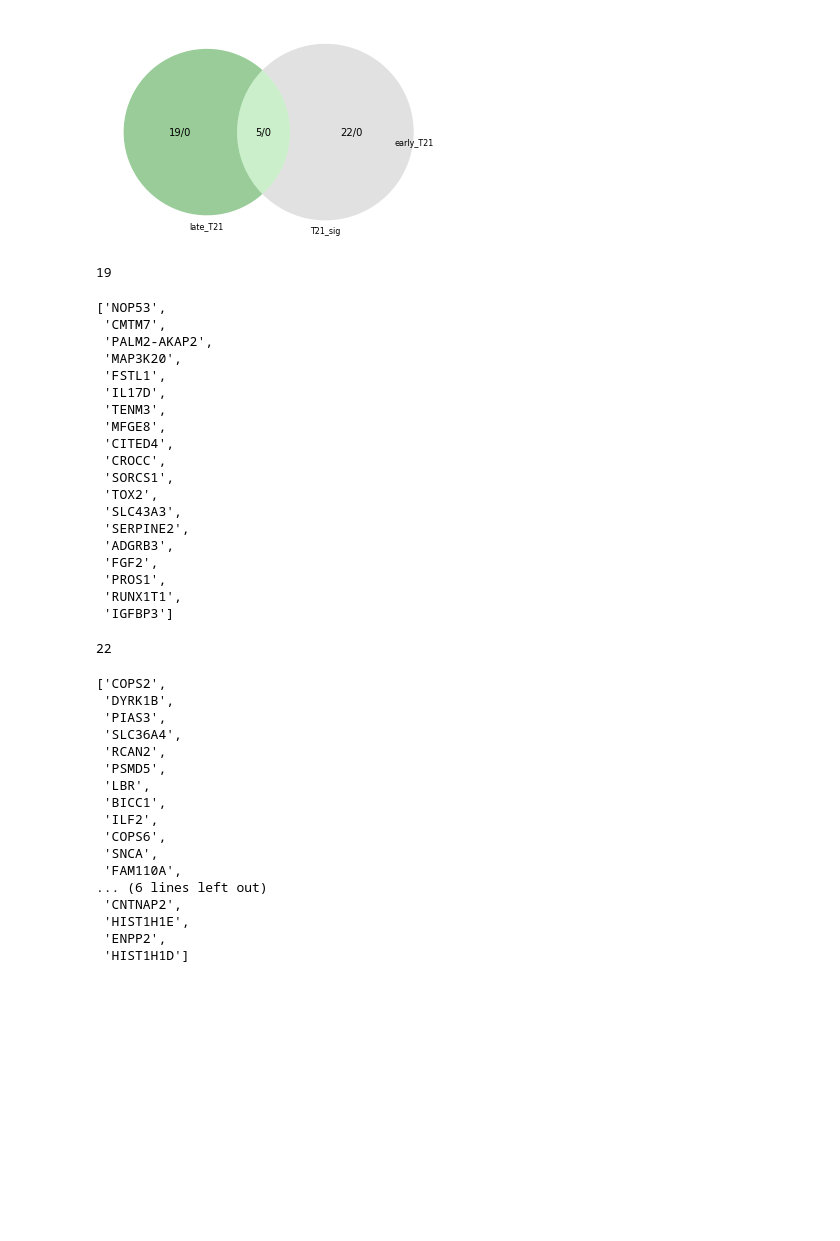
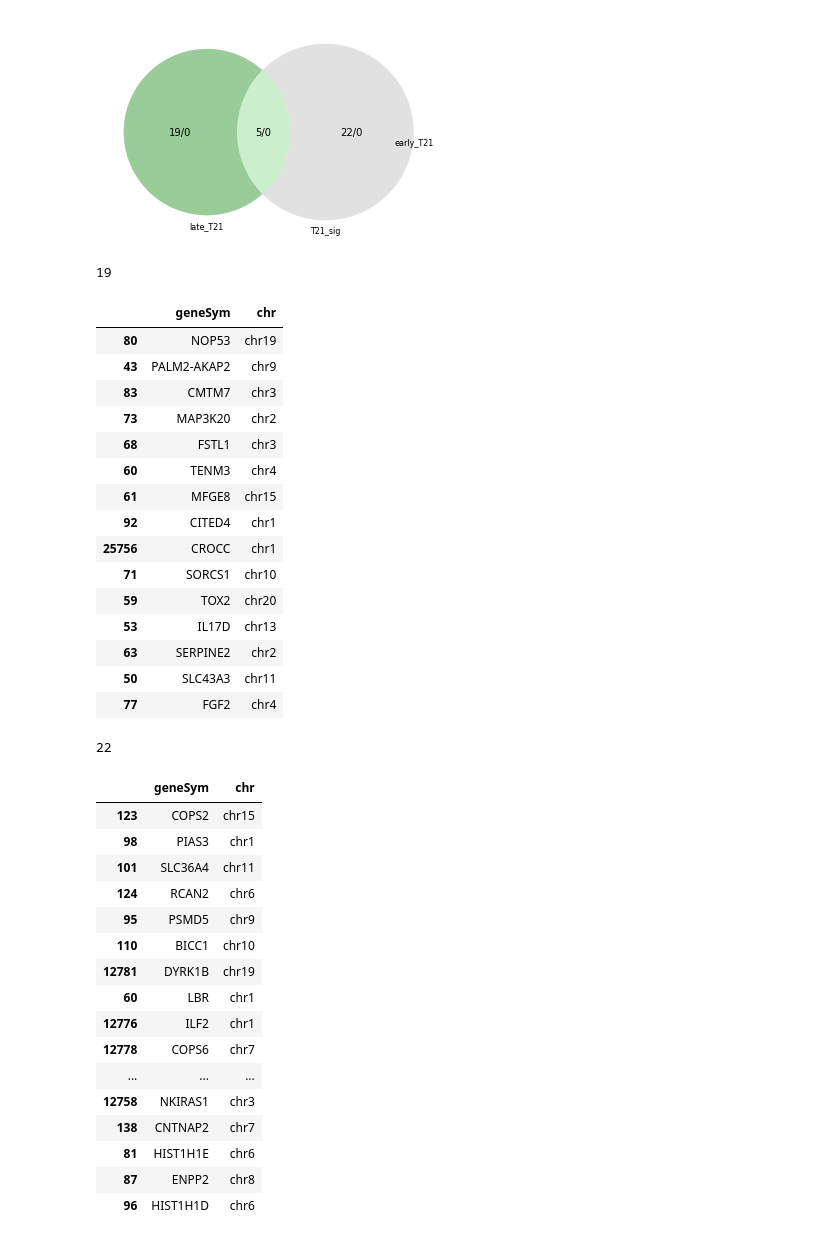
Before and after one commit to hmassalha/FetalThyroidAtlas, a Jupyter notebook: T21_vs_2n/thyrocytes/0_DGE_analysis.ipynb, the cells around one changed output. Saved outputs shown, nothing was run; the diff lists cells and outputs as text; code cells hidden in the pictures; blank space fills up the shorter version.

```diff
--- a/T21_vs_2n/thyrocytes/0_DGE_analysis.ipynb
+++ b/T21_vs_2n/thyrocytes/0_DGE_analysis.ipynb
@@ -822,13 +557,14 @@ a = set(df2plot1['geneSym'].tolist()) #early_T21
 b = set(df2plot2['geneSym'].tolist()) #late_T21
 c = set(T21sig_genes['geneSym'].tolist()) #T21sig
 
-genes_union = pd.concat([df2plot1,df2plot2,T21sig_genes], axis=0)[['geneSym','chr']].drop_duplicates().set_index('geneSym')
-print(f'genes_union: {len(genes_union)}')
+genes_union = pd.concat([df2plot1,df2plot2,T21sig_genes], axis=0).drop_duplicates('geneSym')
+genes_union_GC = genes_union[['geneSym','chr']].set_index('geneSym')
+print(f'genes_union: {len(genes_union_GC)}')
 
 v3 = venn3([a, b, c], set_labels=('early_T21', 'late_T21', 'T21_sig'), set_colors=('r', 'g', '0.7'))
 for text in v3.set_labels:
     text.set_fontsize(8)
-sections = getVennGenesInChr21(v3, genes_union)
+sections = getVennGenesInChr21(v3, genes_union_GC)
 plt.savefig('figures/venn_sigdn_genes.pdf', dpi=300)
 plt.show()
 # %% [output]
@@ -836,48 +572,45 @@ genes_union: 46
 [figure]
 # %%
 print(len(sections['010']))
-union_sigdn_unique[union_sigdn_unique['geneSym'].isin(sections['010'])].sort_values('logFC', ascending=False)[['geneSym','chr']]['geneSym'].tolist()
+genes_union[genes_union['geneSym'].isin(sections['010'])].sort_values('logFC', ascending=False)[['geneSym','chr']].head(N)
 # %% [output]
 19
-['NOP53',
- 'CMTM7',
- 'PALM2-AKAP2',
- 'MAP3K20',
- 'FSTL1',
- 'IL17D',
- 'TENM3',
- 'MFGE8',
- 'CITED4',
- 'CROCC',
- 'SORCS1',
- 'TOX2',
- 'SLC43A3',
- 'SERPINE2',
- 'ADGRB3',
- 'FGF2',
- 'PROS1',
- 'RUNX1T1',
- 'IGFBP3']
+|  | geneSym | chr |
+| 80 | NOP53 | chr19 |
+| 43 | PALM2-AKAP2 | chr9 |
+| 83 | CMTM7 | chr3 |
+| 73 | MAP3K20 | chr2 |
+| 68 | FSTL1 | chr3 |
+| 60 | TENM3 | chr4 |
+| 61 | MFGE8 | chr15 |
+| 92 | CITED4 | chr1 |
+| 25756 | CROCC | chr1 |
+| 71 | SORCS1 | chr10 |
+| 59 | TOX2 | chr20 |
+| 53 | IL17D | chr13 |
+| 63 | SERPINE2 | chr2 |
+| 50 | SLC43A3 | chr11 |
+| 77 | FGF2 | chr4 |
 # %%
 N=22
 print(len(sections['001']))
-union_sigdn_unique[union_sigdn_unique['geneSym'].isin(sections['001'])].sort_values('logFC', ascending=False)[['geneSym','chr']].head(N)['geneSym'].tolist()
+genes_union[genes_union['geneSym'].isin(sections['001'])].sort_values('logFC', ascending=False)[['geneSym','chr']].head(N)
 # %% [output]
 22
-['COPS2',
- 'DYRK1B',
- 'PIAS3',
- 'SLC36A4',
- 'RCAN2',
- 'PSMD5',
- 'LBR',
- 'BICC1',
- 'ILF2',
- 'COPS6',
- 'SNCA',
- 'FAM110A',
-... (6 lines left out)
- 'CNTNAP2',
- 'HIST1H1E',
- 'ENPP2',
- 'HIST1H1D']
+|  | geneSym | chr |
+| 123 | COPS2 | chr15 |
+| 98 | PIAS3 | chr1 |
+| 101 | SLC36A4 | chr11 |
+| 124 | RCAN2 | chr6 |
+| 95 | PSMD5 | chr9 |
+| 110 | BICC1 | chr10 |
+| 12781 | DYRK1B | chr19 |
+| 60 | LBR | chr1 |
+| 12776 | ILF2 | chr1 |
+| 12778 | COPS6 | chr7 |
+| ... | ... | ... |
+| 12758 | NKIRAS1 | chr3 |
+| 138 | CNTNAP2 | chr7 |
+| 81 | HIST1H1E | chr6 |
+| 87 | ENPP2 | chr8 |
+| 96 | HIST1H1D | chr6 |
```
Also changed, not shown: parts of 38 cells of this notebook.
